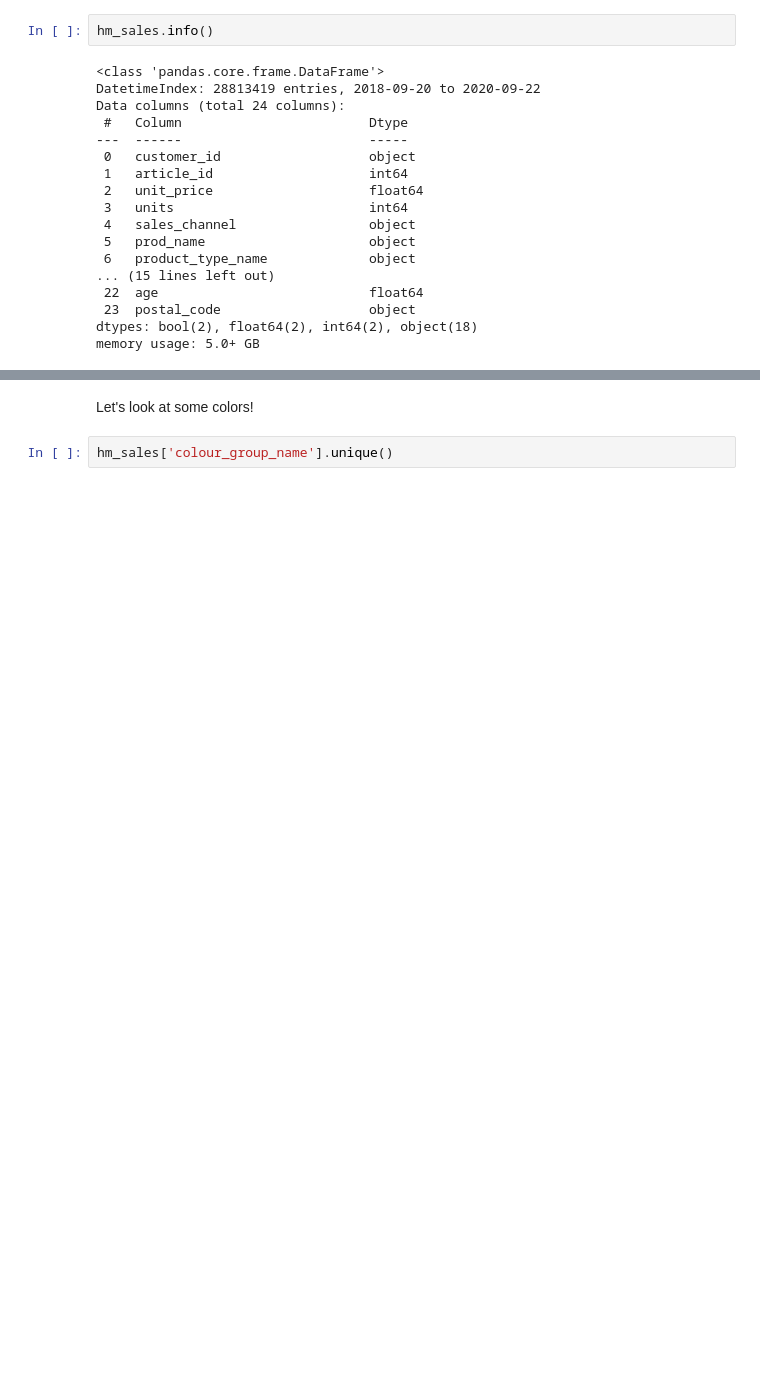
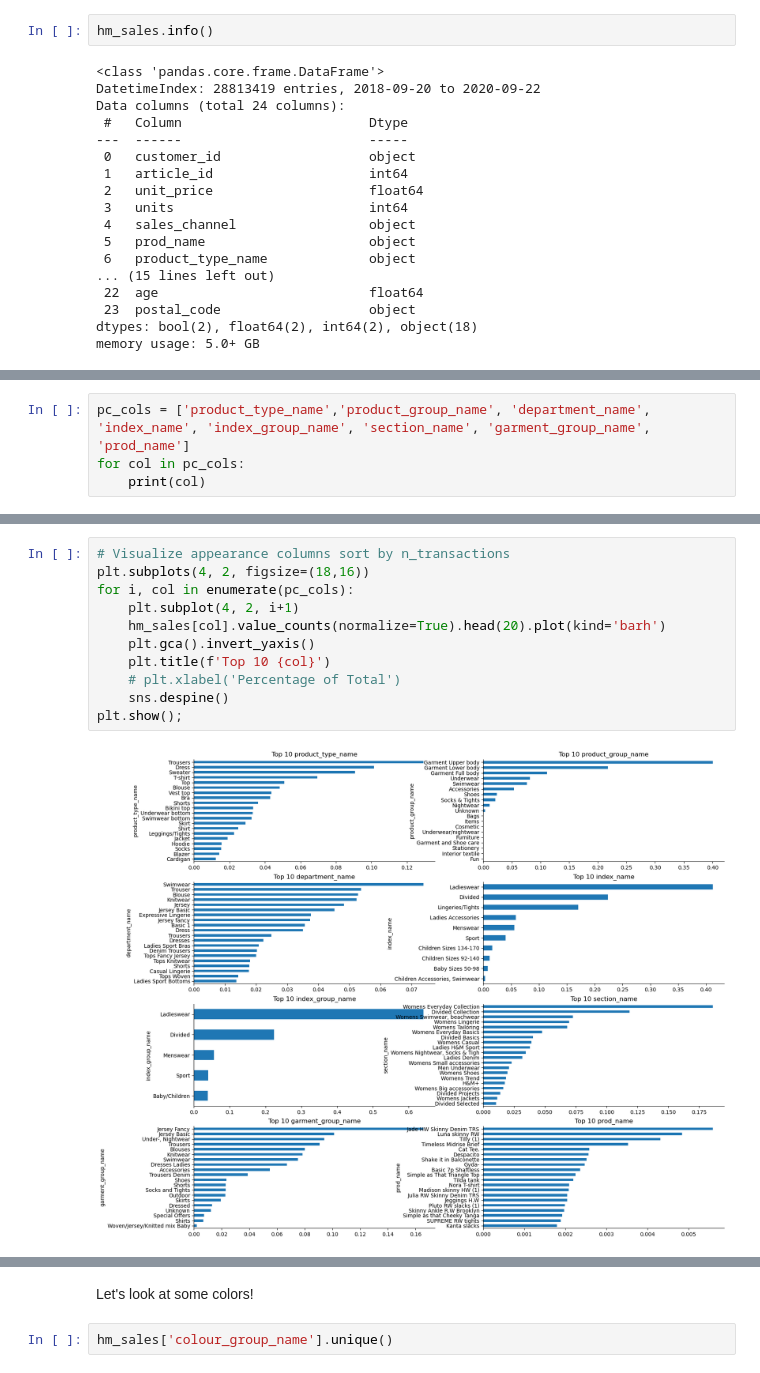
Before and after one commit to wellswang-ds/Capstone-BS, a Jupyter notebook: notebooks/H&M-Sprint2.ipynb, the cells around one changed output, grey strips where cells are left out. Drawn from its saved outputs; the diff is of its cells as text; blank space fills up the shorter version.

Commit message:
Sprint2-EDA-product-analysis

```diff
--- a/notebooks/H&M-Sprint2.ipynb
+++ b/notebooks/H&M-Sprint2.ipynb
@@ -1002,0 +1007,4 @@ memory usage: 5.0+ GB
+# %%
+pc_cols = ['product_type_name','product_group_name', 'department_name', 'index_name', 'index_group_name', 'section_name', 'garment_group_name', 'prod_name']
+for col in pc_cols:
+    print(col)
@@ -1002,0 +1020,13 @@ memory usage: 5.0+ GB
+# %%
+# Visualize appearance columns sort by n_transactions
+plt.subplots(4, 2, figsize=(18,16))
+for i, col in enumerate(pc_cols):
+    plt.subplot(4, 2, i+1)
+    hm_sales[col].value_counts(normalize=True).head(20).plot(kind='barh')
+    plt.gca().invert_yaxis()
+    plt.title(f'Top 10 {col}')
+    # plt.xlabel('Percentage of Total')
+    sns.despine()
+plt.show();
+# %% [output]
+[figure, added]
```
Also changed, not shown: parts of 52 cells of this notebook, 2 other files.
